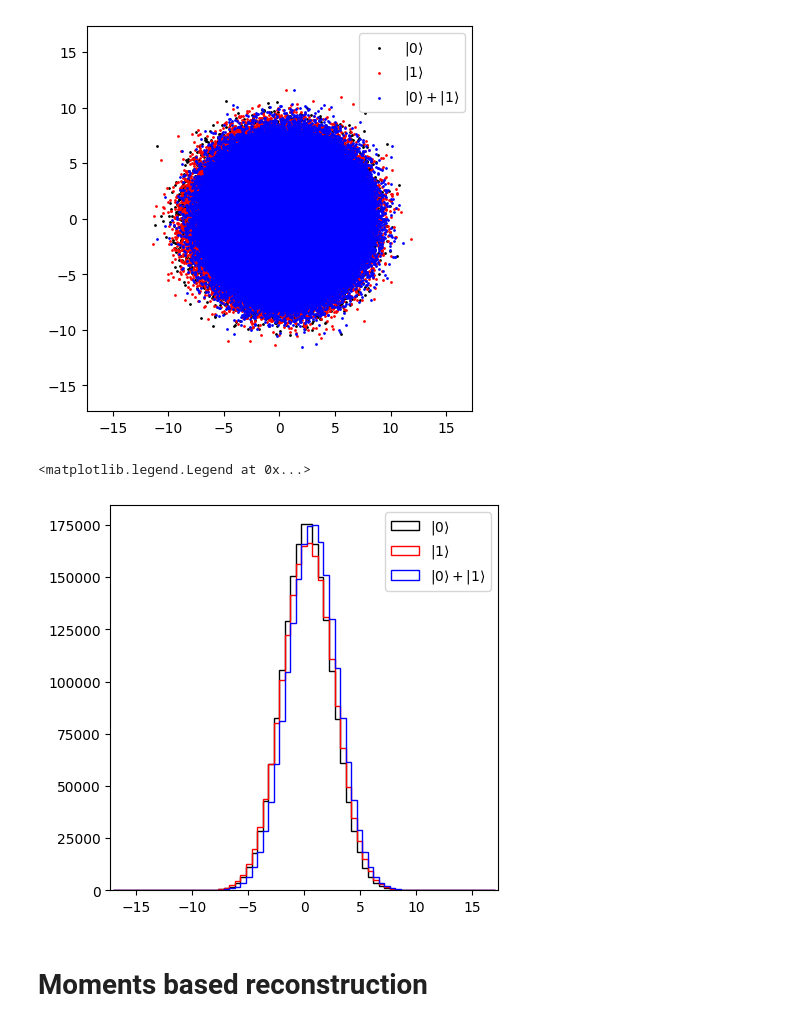
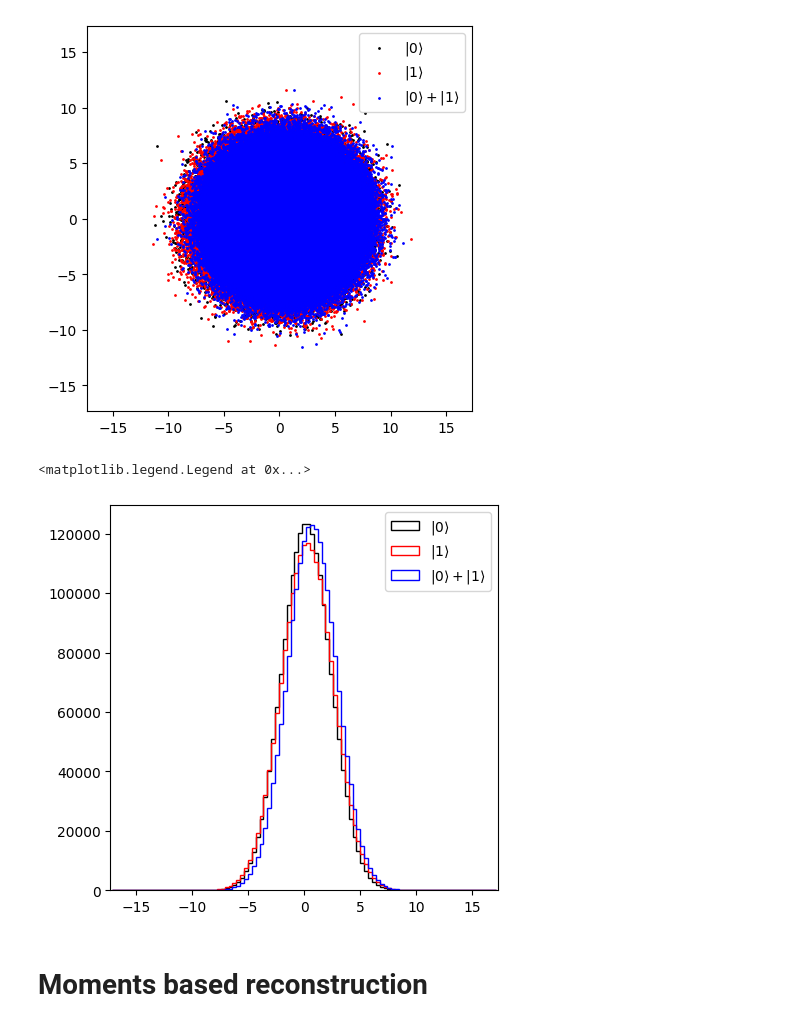
Before and after one commit to dlabranc/StateTomography, a Jupyter notebook: Notebooks/ReconstructionData_IntrIneff.ipynb, the cells around one changed output. Cells and saved outputs as stored; diff of their text form; code cells hidden in the pictures.

```diff
--- a/Notebooks/ReconstructionData_IntrIneff.ipynb
+++ b/Notebooks/ReconstructionData_IntrIneff.ipynb
@@ -38,24 +38,24 @@ ax.legend(loc='upper right')
 [figure]
 # %%
 fig, ax = plt.subplots(figsize=(5, 5))
-bins=70
+bins=100
 hist_vac, x_e, y_e = np.histogram2d(S_vac.real, S_vac.imag, bins=bins, range=[[-2*N0, 2*N0], [-2*N0, 2*N0]])
 hist_pi, x_e, y_e = np.histogram2d(S_pi.real, S_pi.imag, bins=bins, range=[[-2*N0, 2*N0], [-2*N0, 2*N0]])
 hist_pi_half, x_e, y_e = np.histogram2d(S_pi_half.real, S_pi_half.imag, bins=bins, range=[[-2*N0, 2*N0], [-2*N0, 2*N0]])
 x, y = [x_e[i]/2 + x_e[i+1]/2 for i in range(len(x_e)-1)], [y_e[i]/2 + y_e[i+1]/2 for i in range(len(y_e)-1)]
 
 ax.hist(x, x, weights=np.sum(hist_vac, axis=1), label='$|0\\rangle$',edgecolor='black', facecolor=None, histtype='step')
 ax.hist(x, x, weights=np.sum(hist_pi, axis=1), label='$|1\\rangle$', edgecolor='red', facecolor=None, histtype='step')
 ax.hist(x, x, weights=np.sum(hist_pi_half, axis=1), label='$|0\\rangle + |1\\rangle$', edgecolor='blue', facecolor=None, histtype='step')
 # ax.hist(S_pi.real, bins, label='$|1\\rangle$', edgecolor='red', facecolor=None, histtype='step')
 # ax.hist(S_pi_half.real, bins, label='$|0\\rangle + |1\\rangle$', edgecolor='blue', facecolor=None, histtype='step')
 
 ax.set_xlim([-2*N0, 2*N0])
 
 ax.legend(loc='best')
 # %% [output]
 <matplotlib.legend.Legend at 0x...>
-[figure, old version]
+[figure, new version]
 # %% [markdown]
 # Moments based reconstruction
 # %%
```
Also changed, not shown: parts of 7 cells of this notebook, 6 other files.
